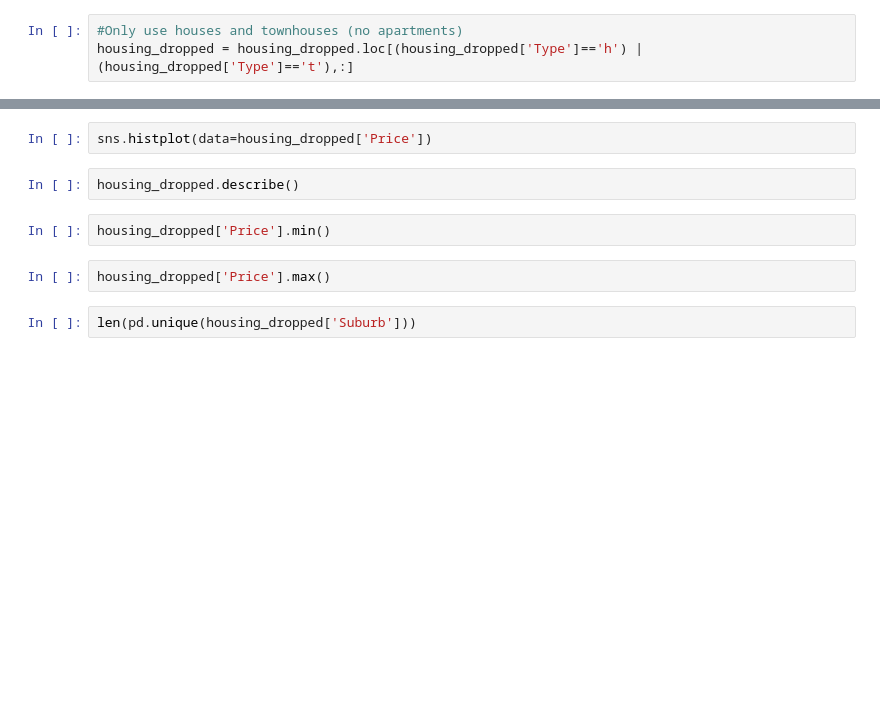
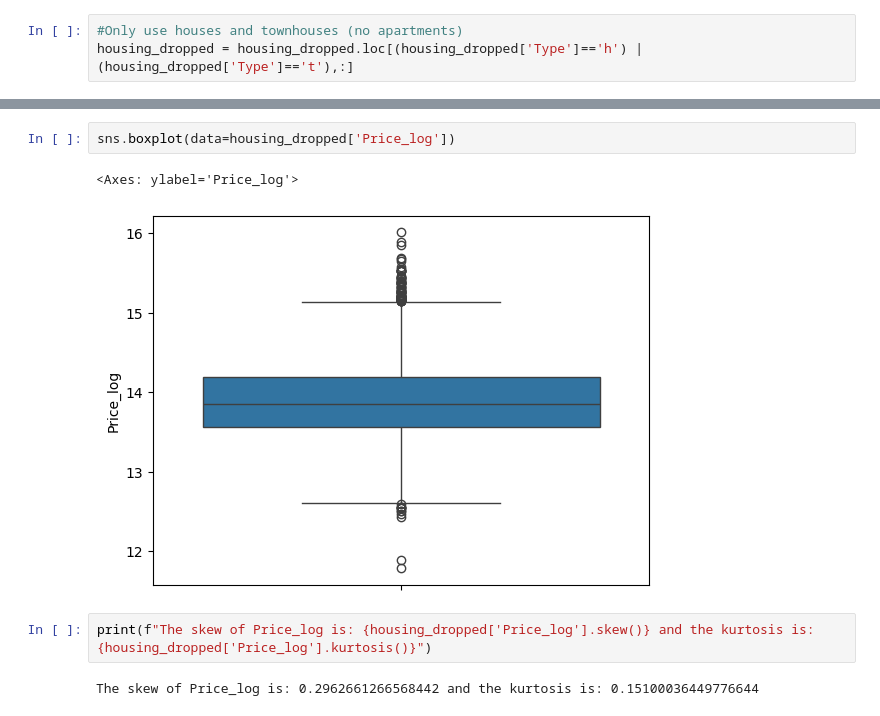
Before and after one commit to JamesLMulvihill/MelbourneHousePrices, a Jupyter notebook: DSC630_LincolnBrown_JamesMulvihill_GroupProject.ipynb, the cells around one changed output, grey strips where cells are left out. Saved outputs shown, nothing was run; the diff lists cells and outputs as text; blank space fills up the shorter version.

```diff
--- a/DSC630_LincolnBrown_JamesMulvihill_GroupProject.ipynb
+++ b/DSC630_LincolnBrown_JamesMulvihill_GroupProject.ipynb
@@ -39,12 +198,11 @@ housing_dropped = housing_dropped.loc[(housing_dropped['Type']=='h') | (housing_
 # %%
-sns.histplot(data=housing_dropped['Price'])
+sns.boxplot(data=housing_dropped['Price_log'])
+# %% [output]
+<Axes: ylabel='Price_log'>
+[figure, added]
-# %%
-housing_dropped.describe()
-# %%
-housing_dropped['Price'].min()
-# %%
-housing_dropped['Price'].max()
-# %%
-len(pd.unique(housing_dropped['Suburb']))
+# %%
+print(f"The skew of Price_log is: {housing_dropped['Price_log'].skew()} and the kurtosis is: {housing_dropped['Price_log'].kurtosis()}")
+# %% [output]
+The skew of Price_log is: 0.2962661266568442 and the kurtosis is: 0.15100036449776644
 # %%
 housing_dropped.Suburb.value_counts()
```
Also changed, not shown: parts of 35 cells of this notebook, 1 other file.
